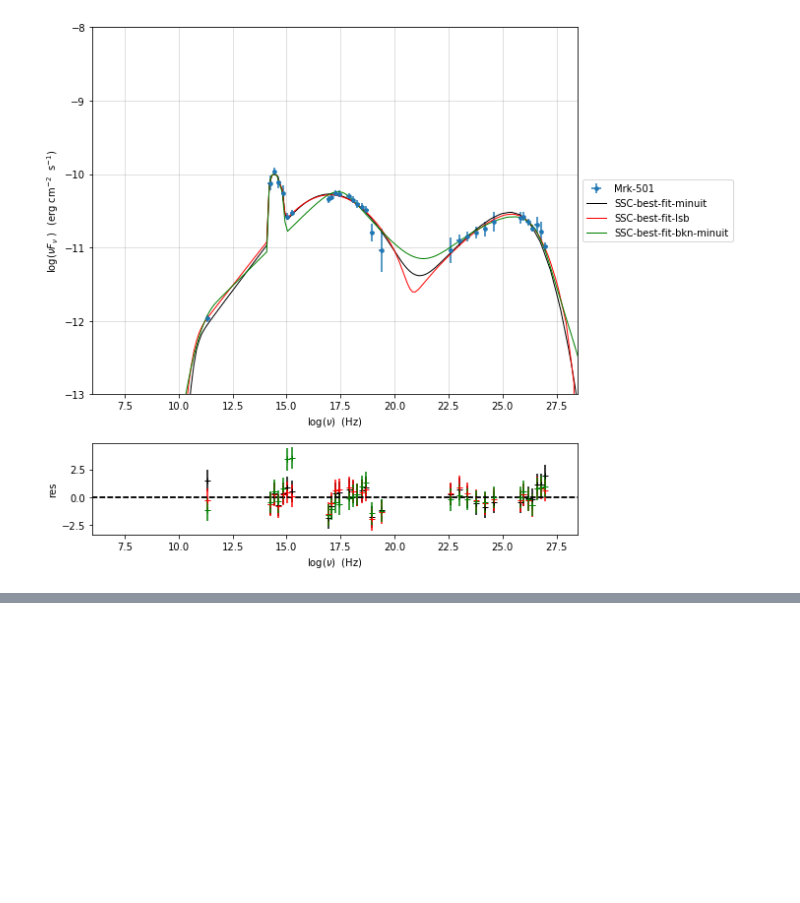
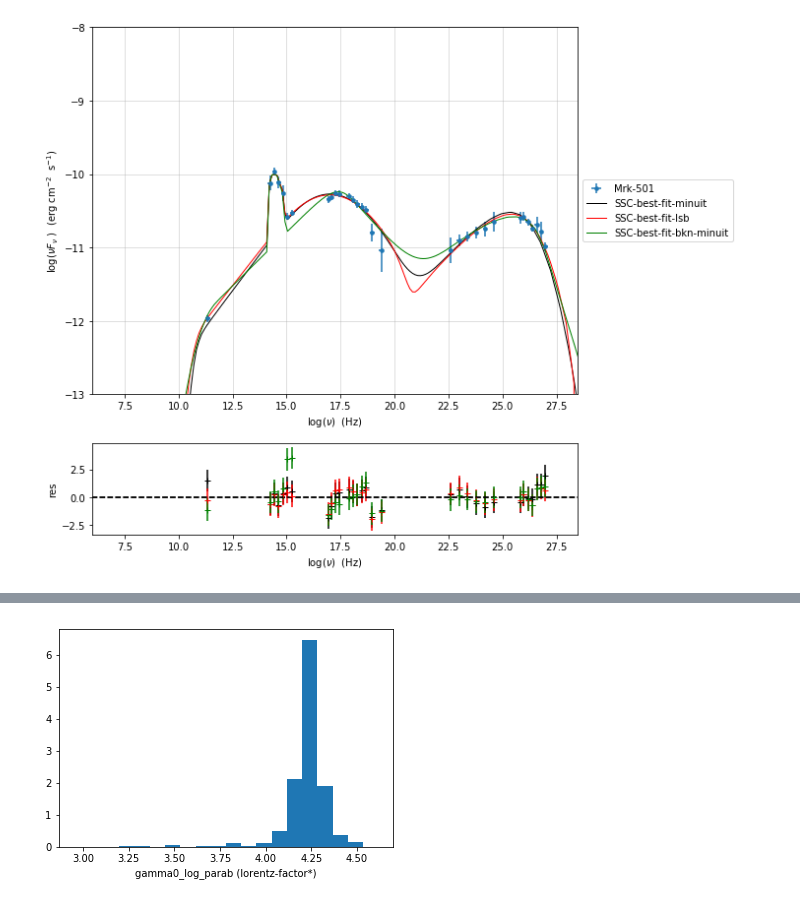
Before and after one commit to andreatramacere/jetset, a Jupyter notebook: notebooks/QuickStart.ipynb, the cells around one changed output, grey strips where cells are left out. Cells and saved outputs as stored; diff of their text form; code cells hidden in the pictures; blank space fills up the shorter version.

```diff
--- a/notebooks/Untitled.ipynb
+++ b/notebooks/QuickStart.ipynb
@@ -774,0 +799,4 @@ p2.rescale(y_min=-13,x_min=6,x_max=28.5)
+# %%
+f=s.plot_par('gamma0_log_parab',log_plot=True)
+# %% [output]
+[figure, added]
```
Also changed, not shown: parts of 8 cells of this notebook, 2 other files.
